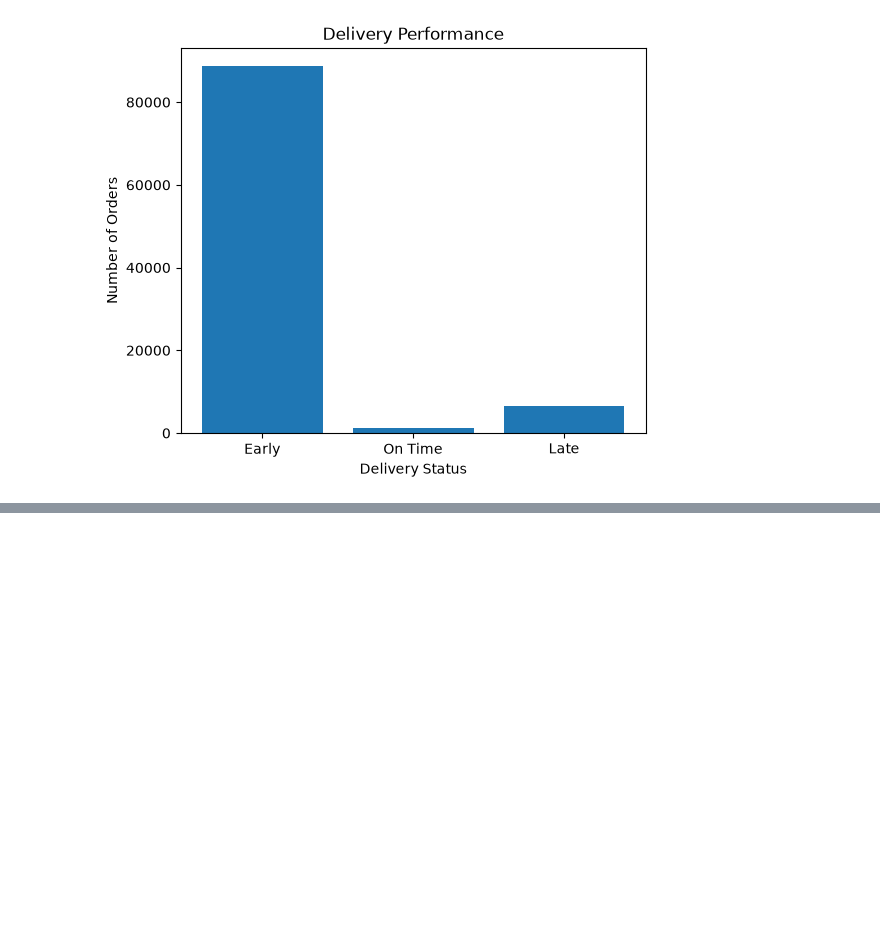
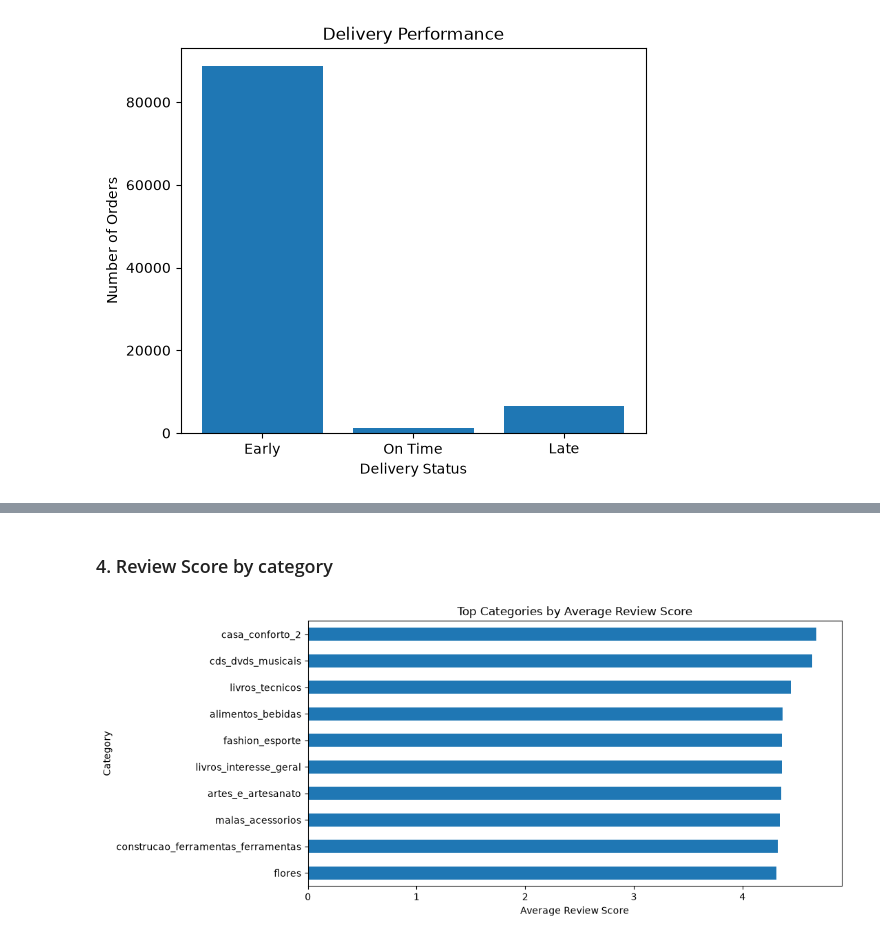
Before and after one commit to anees555/Customer-Intelligent-Platform, a Jupyter notebook: notebooks/04_visual_eda.ipynb, the cells around one changed output, grey strips where cells are left out. Saved outputs shown, nothing was run; the diff lists cells and outputs as text; code cells hidden in the pictures; blank space fills up the shorter version.

```diff
--- a/notebooks/04_visual_eda.ipynb
+++ b/notebooks/04_visual_eda.ipynb
@@ -654,0 +714,20 @@ plt.show()
+# %% [markdown]
+### 4. Review Score by category
+# %%
+review_category = (
+    product_df
+    .groupby("product_category_name")["avg_review_score"]
+    .mean()
+    .sort_values(ascending=False)
+    .head(10)
+)
+
+plt.figure(figsize=(10,5))
+review_category.sort_values().plot(kind="barh")
+
+plt.title("Top Categories by Average Review Score")
+plt.xlabel("Average Review Score")
+plt.ylabel("Category")
+plt.show()
+# %% [output]
+[figure, added]
```
Also changed, not shown: parts of 19 cells of this notebook, 1 other file.
